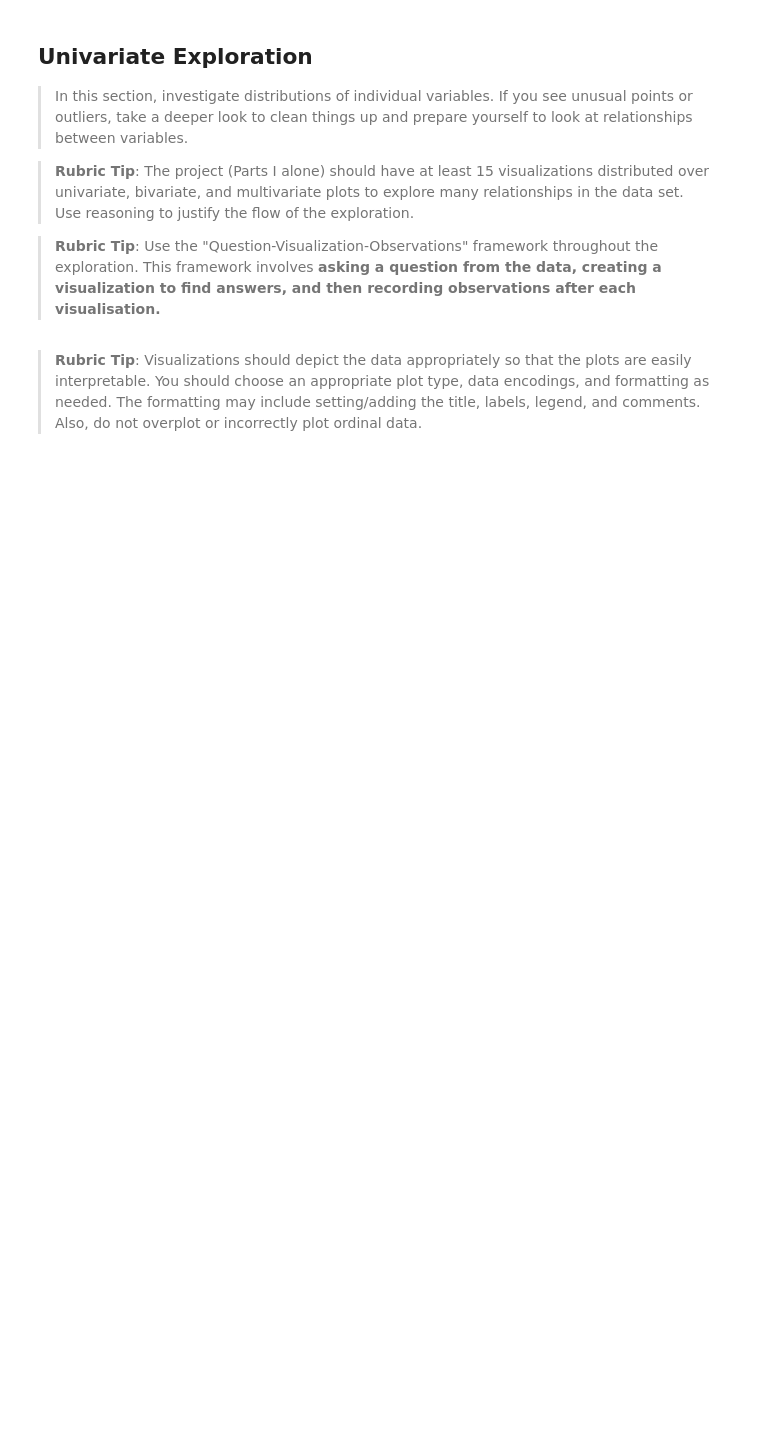
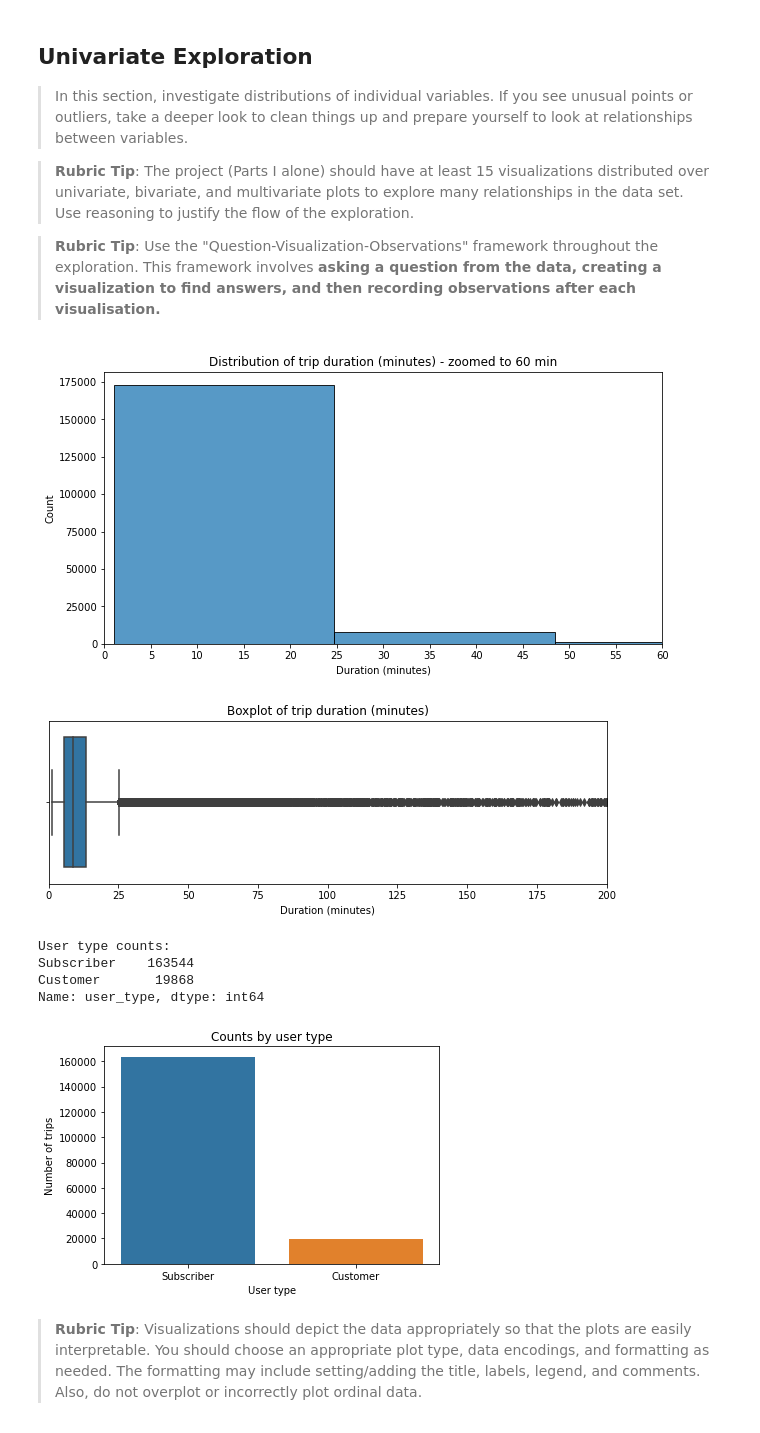
Before and after one commit to 86burke/DAND_Ford_GoBike_System, a Jupyter notebook: Part_I_exploration_template.ipynb, the cells around one changed output. Drawn from its saved outputs; the diff is of its cells as text; code cells hidden in the pictures; blank space fills up the shorter version.

```diff
--- a/Part_I_exploration_template.ipynb
+++ b/Part_I_exploration_template.ipynb
@@ -97,0 +87,3 @@ gobike.duration_sec.mean()/60
+# %%
+bike = gobike.copy()
+bike.head()
@@ -97,0 +97,5 @@ gobike.duration_sec.mean()/60
+# %%
+bike.start_time = pd.to_datetime(bike.start_time)
+bike.end_time = pd.to_datetime(bike.end_time)
+bike.start_time.dtype, bike.end_time.dtype
+bike.head()
@@ -97,0 +109,2 @@ gobike.duration_sec.mean()/60
+# %%
+bike['duration_min'] = bike.duration_sec / 60
@@ -108,6 +152,43 @@ and prepare yourself to look at relationships between variables.
 
 
 >**Rubric Tip**: Use the "Question-Visualization-Observations" framework  throughout the exploration. This framework involves **asking a question from the data, creating a visualization to find answers, and then recording observations after each visualisation.**
+# %%
+# Univariate exploration: distributions and simple summaries
+# 1) Trip duration distribution (minutes) - zoomed view to show typical trips
+import matplotlib.ticker as mtick
+plt.figure(figsize=(10,5))
+sb.histplot(data=bike, x='duration_min', bins=60, kde=False)
+plt.xlim(0,60)  # focus on trips up to 60 minutes to show the common range
+plt.xlabel('Duration (minutes)')
+plt.title('Distribution of trip duration (minutes) - zoomed to 60 min')
+plt.gca().xaxis.set_major_locator(plt.MaxNLocator(12))
+plt.show()
+
+# 2) Boxplot to visualize outliers and spread
+plt.figure(figsize=(10,3))
+sb.boxplot(x=bike.duration_min)
+plt.xlim(0,200)  # limit to 200 min so outliers remain visible but bounded
+plt.xlabel('Duration (minutes)')
+plt.title('Boxplot of trip duration (minutes)')
+plt.show()
+
+# 3) User type counts and proportions
+print('\nUser type counts:' )
+print(bike.user_type.value_counts(dropna=False))
+plt.figure(figsize=(6,4))
+sb.countplot(data=bike, x='user_type', order=bike.user_type.value_counts().index)
+plt.title('Counts by user type')
+plt.xlabel('User type')
+plt.ylabel('Number of trips')
+plt.show()
+# %% [output]
+[figure, added]
+[figure, added]
+User type counts:
+Subscriber    163544
+Customer       19868
+Name: user_type, dtype: int64
+[figure, added]
 # %% [markdown]
 
 
```
Also changed, not shown: parts of 18 cells of this notebook, 1 other file.
